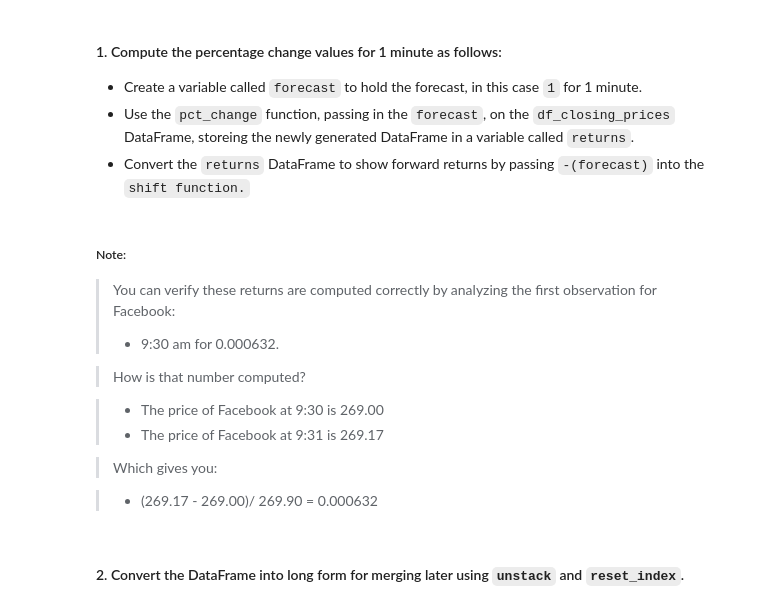
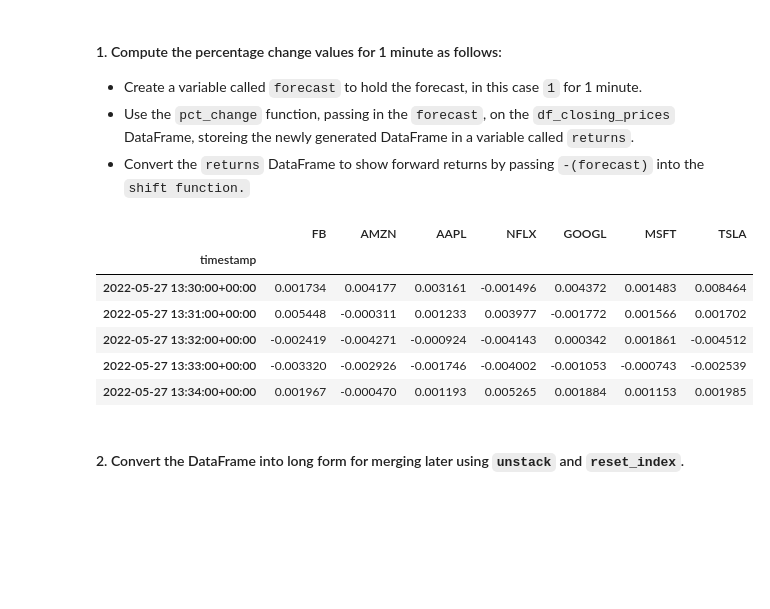
Before and after one commit to aaargyrou/AlgoTrading--High-Frequency-Trading, a Jupyter notebook: Code/high_frequency_trading_algo.ipynb, the cells around one changed output. Saved outputs shown, nothing was run; the diff lists cells and outputs as text; code cells hidden in the pictures; blank space fills up the shorter version.

Commit message:
Completed Initial set up and Data Generation. To begin Computing Returns(Issues with converting to long form)

```diff
--- a/Code/high_frequency_trading_algo.ipynb
+++ b/Code/high_frequency_trading_algo.ipynb
@@ -110,4 +124,4 @@ df_closing_prices.shape
 * These values must be removed, we use Panda's `ffill()` function to "forward fill", or replace, those prices with the previous values (since the price has not changed).
 # %%
 # Use Pandas' forward fill function to fill missing values (be sure to set inplace=True)
-# YOUR CODE HERE
+df_closing_prices.ffill(inplace=True)
@@ -120,26 +146,24 @@ df_closing_prices.shape
 * Convert the `returns` DataFrame to show forward returns by passing `-(forecast)` into the `shift function.`
 # %%
 # Define a variable to set prediction period
-# YOUR CODE HERE
+forecast = 1
+
 # Compute the pct_change for 1 min
-# YOUR CODE HERE
+returns = df_closing_prices.pct_change()
+
 # Shift the returns to convert them to forward returns
-# YOUR CODE HERE
+returns = returns.shift(-forecast)
+
 # Preview the DataFrame
-# YOUR CODE HERE
+returns.head(5)
+# %% [output]
+|  | FB | AMZN | AAPL | NFLX | GOOGL | MSFT | TSLA |
+| timestamp |  |  |  |  |  |  |  |
+| 2022-05-27 13:30:00+00:00 | 0.001734 | 0.004177 | 0.003161 | -0.001496 | 0.004372 | 0.001483 | 0.008464 |
+| 2022-05-27 13:31:00+00:00 | 0.005448 | -0.000311 | 0.001233 | 0.003977 | -0.001772 | 0.001566 | 0.001702 |
+| 2022-05-27 13:32:00+00:00 | -0.002419 | -0.004271 | -0.000924 | -0.004143 | 0.000342 | 0.001861 | -0.004512 |
+| 2022-05-27 13:33:00+00:00 | -0.003320 | -0.002926 | -0.001746 | -0.004002 | -0.001053 | -0.000743 | -0.002539 |
+| 2022-05-27 13:34:00+00:00 | 0.001967 | -0.000470 | 0.001193 | 0.005265 | 0.001884 | 0.001153 | 0.001985 |
-# %% [markdown]
-##### Note:
-> You can verify these returns are computed correctly by analyzing the first observation for Facebook:
-> * 9:30 am for 0.000632.
-
-> How is that number computed?
-
-> * The price of Facebook at 9:30 is 269.00
-> * The price of Facebook at 9:31 is 269.17
-
-> Which gives you:
-
-> * (269.17 - 	269.00)/ 269.90 = 0.000632
 # %% [markdown]
 #### 2. Convert the DataFrame into long form for merging later using `unstack` and `reset_index`.
 # %%
```
Also changed, not shown: parts of 11 cells of this notebook.
